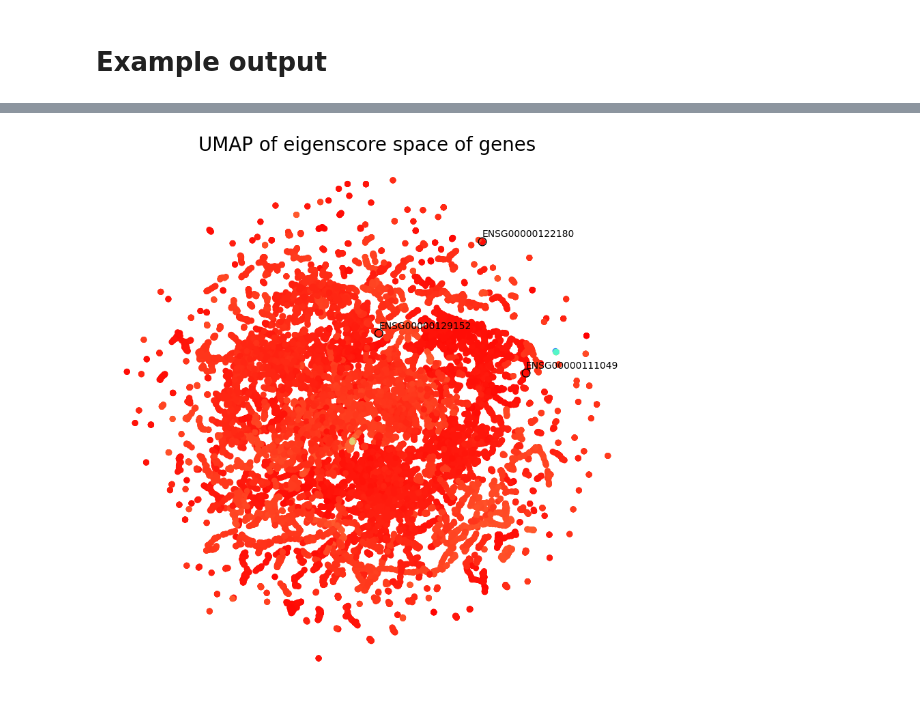
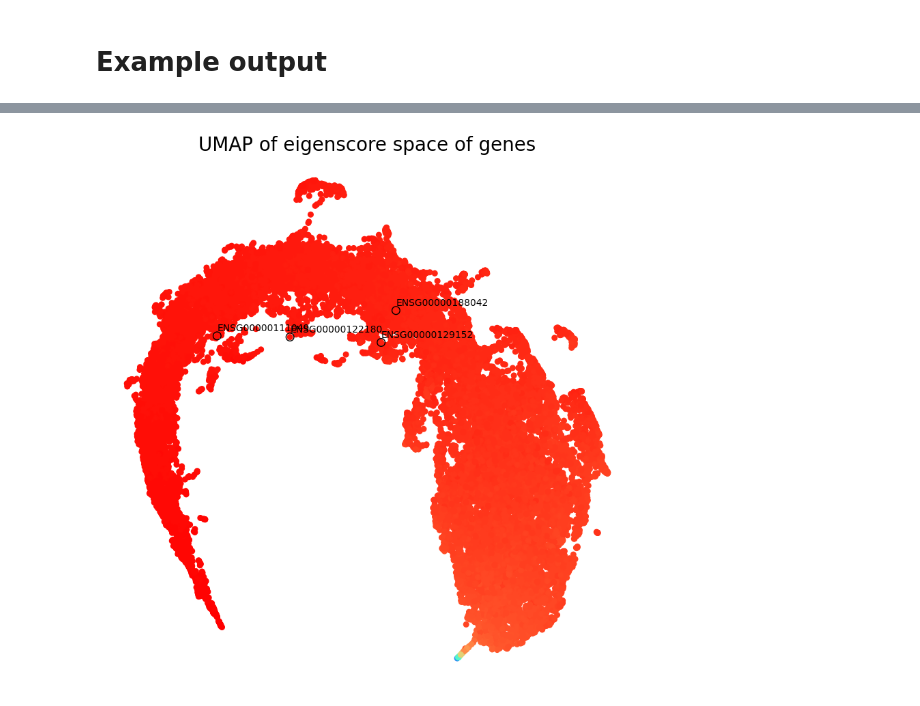
Before and after one commit to tMaehashi/Eigenscores-b, a Jupyter notebook: Trapnell_eigenscores.ipynb, the cells around one changed output, grey strips where cells are left out. Drawn from its saved outputs; the diff is of its cells as text; code cells hidden in the pictures.

```diff
--- a/Trapnell_eigenscores.ipynb
+++ b/Trapnell_eigenscores.ipynb
@@ -181,10 +181,10 @@ We restrict to a 6-dimensional eigenscore space below, which was the number give
 # %%
-comp6 = components.iloc[:, 1:6]
-comp6_np = comp6.to_numpy()
-distancematrix = squareform(pdist(comp6_np))
+comp16 = components.iloc[:, 1:16]
+comp16_np = comp16.to_numpy()
+distancematrix = squareform(pdist(comp16_np))
 
 
-reducer = umap.UMAP(metric="precomputed", random_state=12, n_neighbors=3, min_dist=0.1)
+reducer = umap.UMAP(metric="precomputed", random_state=12, n_neighbors=5, min_dist=0.1)
 emb = reducer.fit_transform(distancematrix)
 
 genes = components.index
@@ -242,13 +242,13 @@ _ = ax.axis('off')
 # %%
-gene_list = ['ENSG00000129152', 'ENSG00000111049', 'ENSG00000122180']
+gene_list = ['ENSG00000129152', 'ENSG00000111049', 'ENSG00000122180', 'ENSG00000188042']
 
 fig = plt.figure(figsize=(10,10))
 ax = fig.add_subplot(1,1,1)
 ax.set_title('UMAP of eigenscore space of genes', fontsize = 20)
-ax.scatter(emb[:,0],emb[:,1], s=30, cmap='rainbow', c=np.log(np.linalg.norm(compnp[:,1:6], axis=1)))
+ax.scatter(emb[:,0],emb[:,1], s=30, cmap='rainbow', c=np.log(np.linalg.norm(compnp[:,1:16], axis=1)))
 _ = ax.axis('off')
 annotate_genes2(gene_list, emb_df, ax, 0, 1, 0, 5)
 annotate_genes_dot(gene_list, emb_df, ax, 0, 1)
 #plt.savefig('PBMC_umap_eigenscores1-16.svg')
 # %% [output]
-[figure, old version]
+[figure, new version]
```
Also changed, not shown: parts of 6 cells of this notebook.
